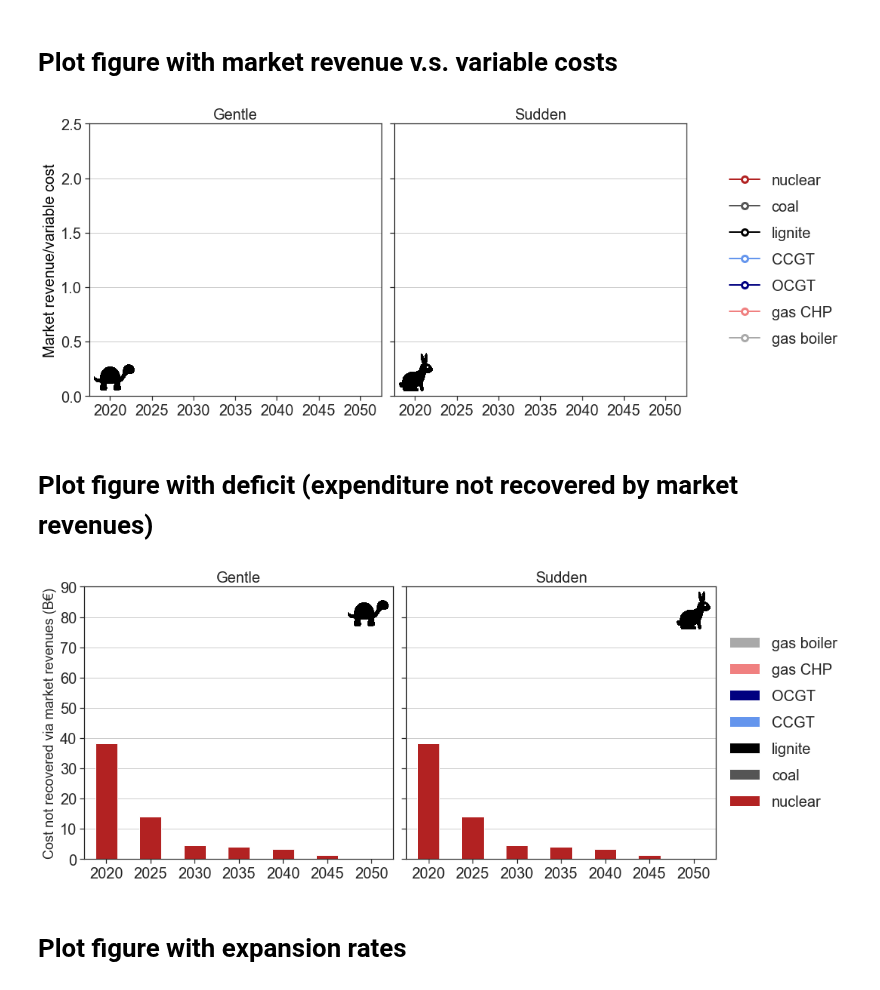
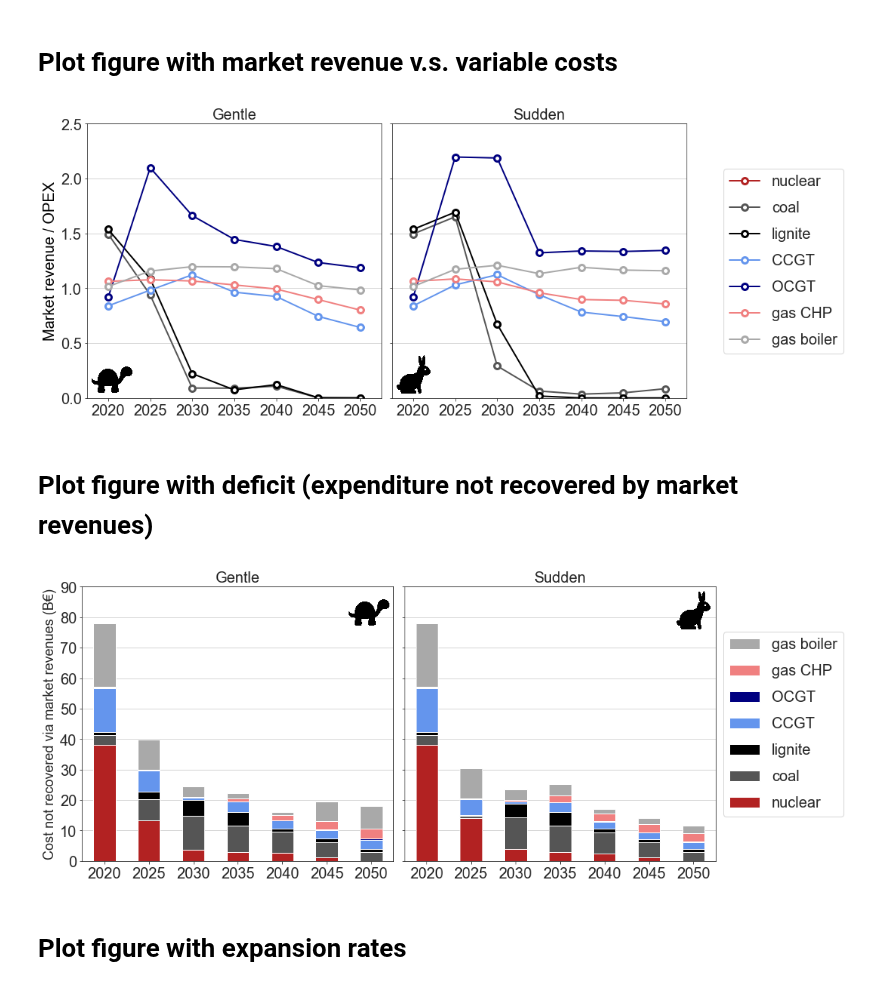
Before and after one commit to martavp/pypsa-eur-sec-30-path, a Jupyter notebook: paper_graphics/notebooks/summary_plot.ipynb, the cells around one changed output. Cells and saved outputs as stored; diff of their text form; code cells hidden in the pictures.

```diff
--- a/paper_graphics/notebooks/summary_plot.ipynb
+++ b/paper_graphics/notebooks/summary_plot.ipynb
@@ -9,7 +9,7 @@ import matplotlib.pyplot as plt
 import seaborn as sns
 %matplotlib inline
 # %%
-version = 'wo_CO2_budget' #'w_EV_exp' #'w_Tran_exp' #'w_Retro'#'w_DH_exp' #'Base' #'wo_CO2_budget'
+version = 'Base' #'wo_CO2_budget' #'w_EV_exp' #'w_Tran_exp' #'w_Retro'#'w_DH_exp' #'Base' #'wo_CO2_budget'
 co2_1990 = 2232e6 # Mt co2 emission in 1990
 rate = 0.02 # social discount rate, assumed equal to inflation rate averged for the the 20 paste years in Europe
 years = np.arange(2020,2055,5)
@@ -491,39 +500,48 @@ expenditure.loc['coal'] += csvs['energy'].loc[('stores','coal store')]*co2_inten
 expenditure.loc['gas CHP'] += gas_fuel_cost.loc['central gas CHP']+gas_fuel_cost.loc['central gas CHP']/20.1*co2_intensity['gas']*csvs['metrics'].loc['co2_price']
 expenditure.loc['gas boiler'] += gas_fuel_cost.loc['gas boiler']+gas_fuel_cost.loc['gas boiler']/20.1*co2_intensity['gas']*csvs['metrics'].loc['co2_price']
 
+#Add FOM
+costs = pd.read_csv('../data/costs/outputs/costs_2020.csv',index_col=list(range(2))).sort_index()
+
+expenditure.loc['CCGT'] += 10*csvs['metrics'].loc['CCGT capacity']*costs.loc[idx['CCGT','FOM'],'value']*costs.loc[idx['CCGT','investment'],'value'] #€/kW-> €/MW; 1/100 percentage
+expenditure.loc['lignite'] += 10*csvs['metrics'].loc['lignite capacity']*costs.loc[idx['lignite','FOM'],'value']*costs.loc[idx['lignite','investment'],'value']
+expenditure.loc['coal'] += 10*csvs['metrics'].loc['coal capacity']*costs.loc[idx['coal','FOM'],'value']*costs.loc[idx['coal','investment'],'value']
+expenditure.loc['gas CHP'] += 10*csvs['metrics'].loc['gas CHP electric capacity']*costs.loc[idx['central gas CHP','FOM'],'value']*costs.loc[idx['central gas CHP','investment'],'value']
+expenditure.loc['gas boiler'] += 10*csvs['metrics'].loc['gas boiler capacity']*costs.loc[idx['central gas boiler','FOM'],'value']*costs.loc[idx['central gas boiler','investment'],'value']
+
 #revenue/total expenditure
 df = revenue/expenditure
 
 ax = axes[0]
 df['go'].T.plot(ax=ax,fontsize=fs,color=tech_colors[df.index],lw=2,legend=False,marker='o',
                 markerfacecolor='white',ms=ms,mew=mew,style='-',rot=0)
-ax.set_ylabel("Market revenue/variable cost",fontsize=fs,color=tech_colors['lignite'])
+ax.set_ylabel("Market revenue / OPEX",fontsize=fs,color=tech_colors['lignite'])
 ax.set_title('Gentle',fontsize=fs)
 place_image(im_tortoise, loc='lower left', ax=ax, pad=0, zoom=0.1)
 handles1,labels1 = ax.get_legend_handles_labels()
 
 df['go'].T.plot(kind='bar',ax=ax,stacked=True,fontsize=fs,color=tech_colors[df.index],lw=lw,legend=False,alpha=0,rot=0)
 ax.set_xlabel("")
 ax.grid('on',axis='y')
 
 ax = axes[1]
 df['wait'].T.plot(ax=ax,fontsize=fs,color=tech_colors[df.index],lw=2,legend=False,marker='o',
                   markerfacecolor='white',ms=ms,mew=mew,style='-',rot=0)
 ax.set_ylim([0,2.5])
 ax.set_xlim([2018,2052])
 ax.set_title('Sudden',fontsize=fs)
 place_image(im_hare, loc='lower left', ax=ax, pad=0, zoom=0.1)
 handles2,labels2 = ax.get_legend_handles_labels()
 
 df['wait'].T.plot(kind='bar',ax=ax,stacked=True,fontsize=fs,color=tech_colors[df.index],lw=lw,legend=False,alpha=0,rot=0)
 ax.set_xlabel("")
 ax.grid('on',axis='y')
 
 ax.legend(handles1,labels1,ncol=1,loc="center left",fontsize=fs,bbox_to_anchor=[1.1,0.5],labelspacing=0.8)
 fig.tight_layout()
 plt.savefig('../../figures/revenue_vs_variablecost_{}.png'.format(version),dpi=500, bbox_inches='tight')
 # %% [output]
-[figure, old version]
+[figure, new version]
 # %% [markdown]
 # Plot figure with deficit (expenditure not recovered by market revenues)
 # %%
@@ -565,7 +583,7 @@ fig.tight_layout()
 
 plt.savefig('../../figures/deficit_{}.png'.format(version),dpi=500, bbox_inches='tight')
 # %% [output]
-[figure, old version]
+[figure, new version]
 # %% [markdown]
 # Plot figure with expansion rates
 # %%
```
Also changed, not shown: parts of 11 cells of this notebook, 59 other files.
